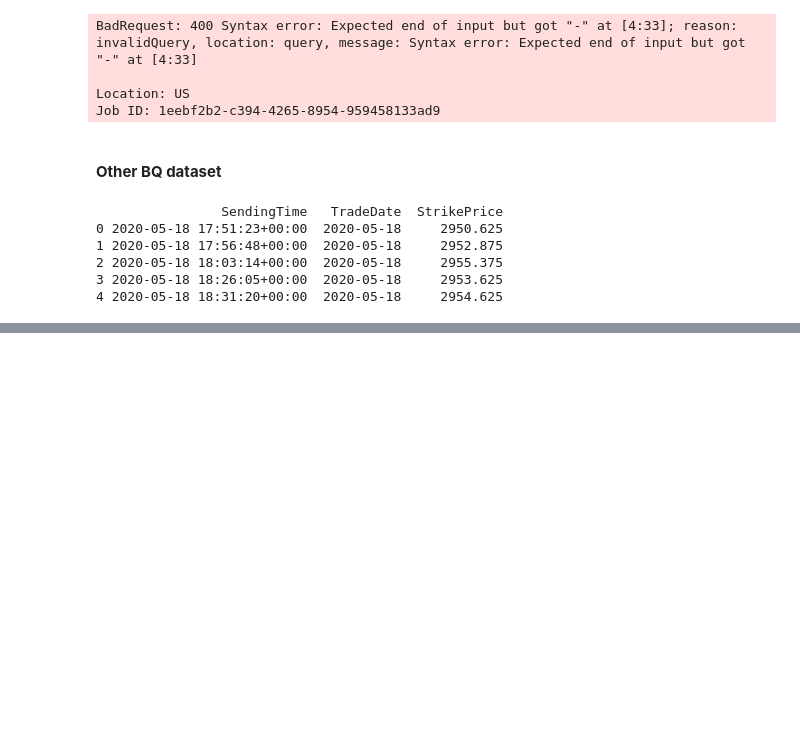
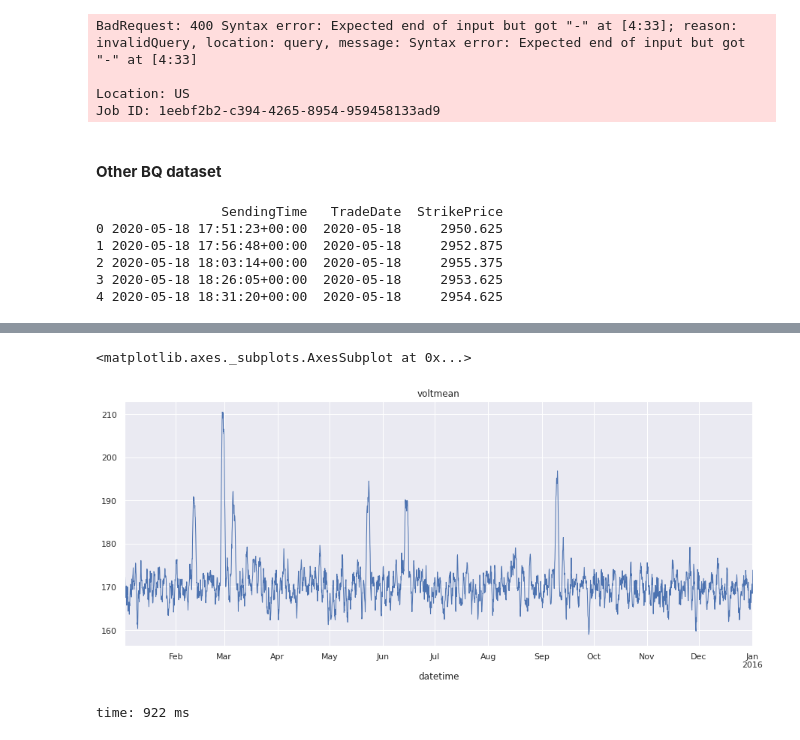
Before and after one commit to deltorobarba/coding, a Jupyter notebook: bigquery.ipynb, the cells around one changed output, grey strips where cells are left out. Saved outputs shown, nothing was run; the diff lists cells and outputs as text; code cells hidden in the pictures; blank space fills up the shorter version.

```diff
--- a/bigquery.ipynb
+++ b/bigquery.ipynb
@@ -383,0 +659,7 @@ print(df.head())
+# %%
+sns.set(rc={'figure.figsize':(15, 6)})
+voltmean.m_100.plot(linewidth=1.0,title='voltmean')
+# %% [output]
+<matplotlib.axes._subplots.AxesSubplot at 0x...>
+[figure, added]
+time: 922 ms
```
Also changed, not shown: parts of 84 cells of this notebook.
